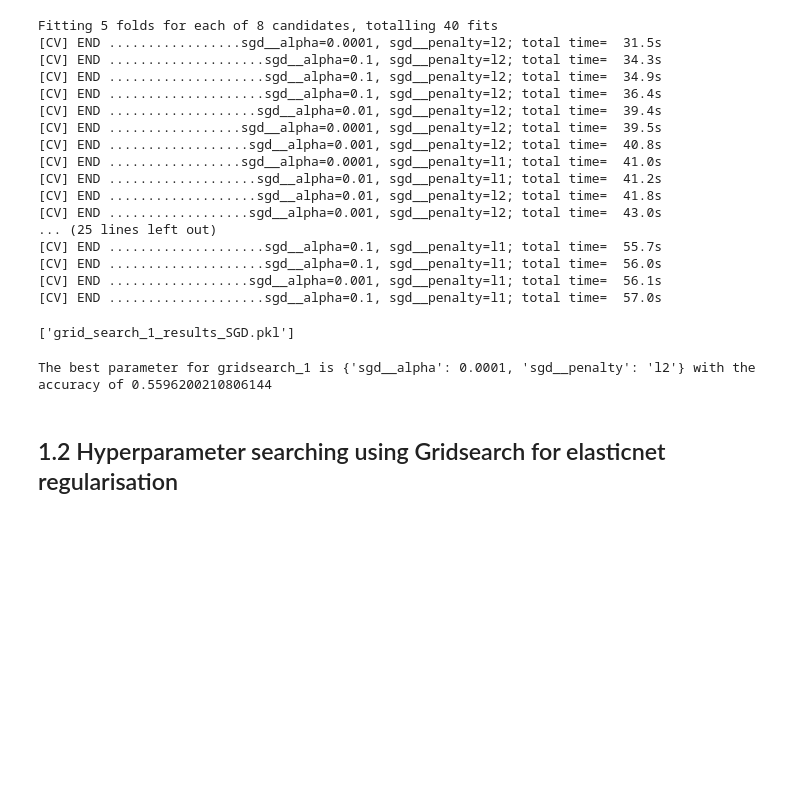
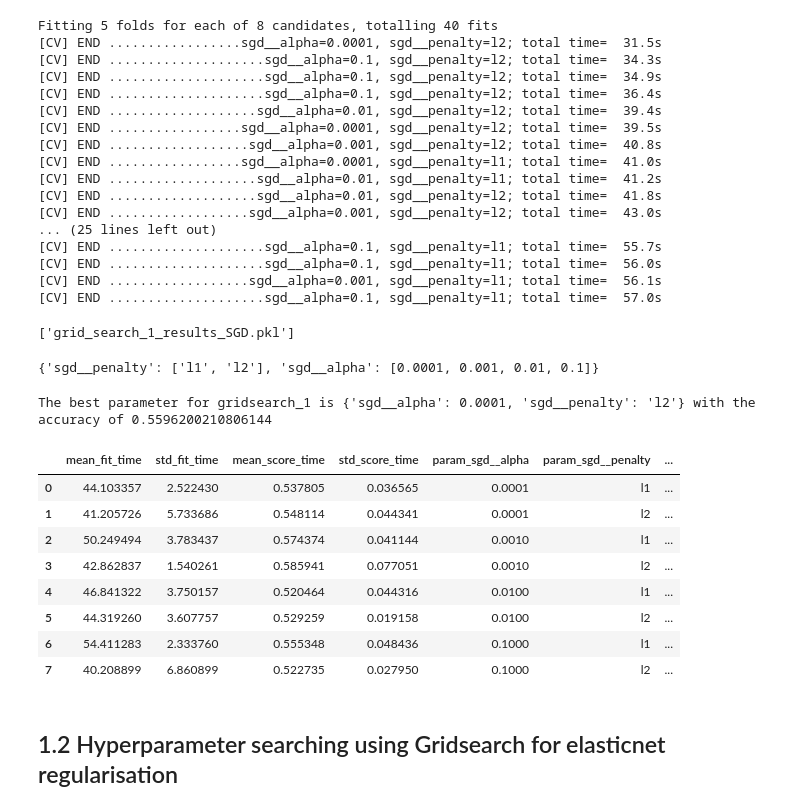
Before and after one commit to lewisl23/BCR-classification-model, a Jupyter notebook: model_training/logistic_regression/logistic_regression_SGD.ipynb, the cells around one changed output. Drawn from its saved outputs; the diff is of its cells as text; code cells hidden in the pictures; blank space fills up the shorter version.

```diff
--- a/model_training/logistic_regression/logistic_regression_SGD.ipynb
+++ b/model_training/logistic_regression/logistic_regression_SGD.ipynb
@@ -77,9 +78,28 @@ grid_search_1 = joblib.load("/home/s2106664/dissertation/model_training/grid_sea
+# %%
+grid_search_1.
+# %% [output]
+{'sgd__penalty': ['l1', 'l2'], 'sgd__alpha': [0.0001, 0.001, 0.01, 0.1]}
 # %%
 best_param_1 = grid_search_1.best_params_
 best_score_1 = grid_search_1.best_score_
 print(f"The best parameter for gridsearch_1 is {best_param_1} with the accuracy of {best_score_1}")
 # %% [output]
 The best parameter for gridsearch_1 is {'sgd__alpha': 0.0001, 'sgd__penalty': 'l2'} with the accuracy of 0.5596200210806144
+# %%
+grid_search_1_result = pd.DataFrame(grid_search_1.cv_results_)
+grid_search_1_result.to_csv("grid_search_1_results_SGD.csv", index=False)
+# %%
+grid_search_1_result
+# %% [output]
+|  | mean_fit_time | std_fit_time | mean_score_time | std_score_time | param_sgd__alpha | param_sgd__penalty | ... |
+| 0 | 44.103357 | 2.522430 | 0.537805 | 0.036565 | 0.0001 | l1 | ... |
+| 1 | 41.205726 | 5.733686 | 0.548114 | 0.044341 | 0.0001 | l2 | ... |
+| 2 | 50.249494 | 3.783437 | 0.574374 | 0.041144 | 0.0010 | l1 | ... |
+| 3 | 42.862837 | 1.540261 | 0.585941 | 0.077051 | 0.0010 | l2 | ... |
+| 4 | 46.841322 | 3.750157 | 0.520464 | 0.044316 | 0.0100 | l1 | ... |
+| 5 | 44.319260 | 3.607757 | 0.529259 | 0.019158 | 0.0100 | l2 | ... |
+| 6 | 54.411283 | 2.333760 | 0.555348 | 0.048436 | 0.1000 | l1 | ... |
+| 7 | 40.208899 | 6.860899 | 0.522735 | 0.027950 | 0.1000 | l2 | ... |
 # %% [markdown]
 ## 1.2 Hyperparameter searching using Gridsearch for elasticnet regularisation
 # %%
```
Also changed, not shown: parts of 15 cells of this notebook, 7 other files.
